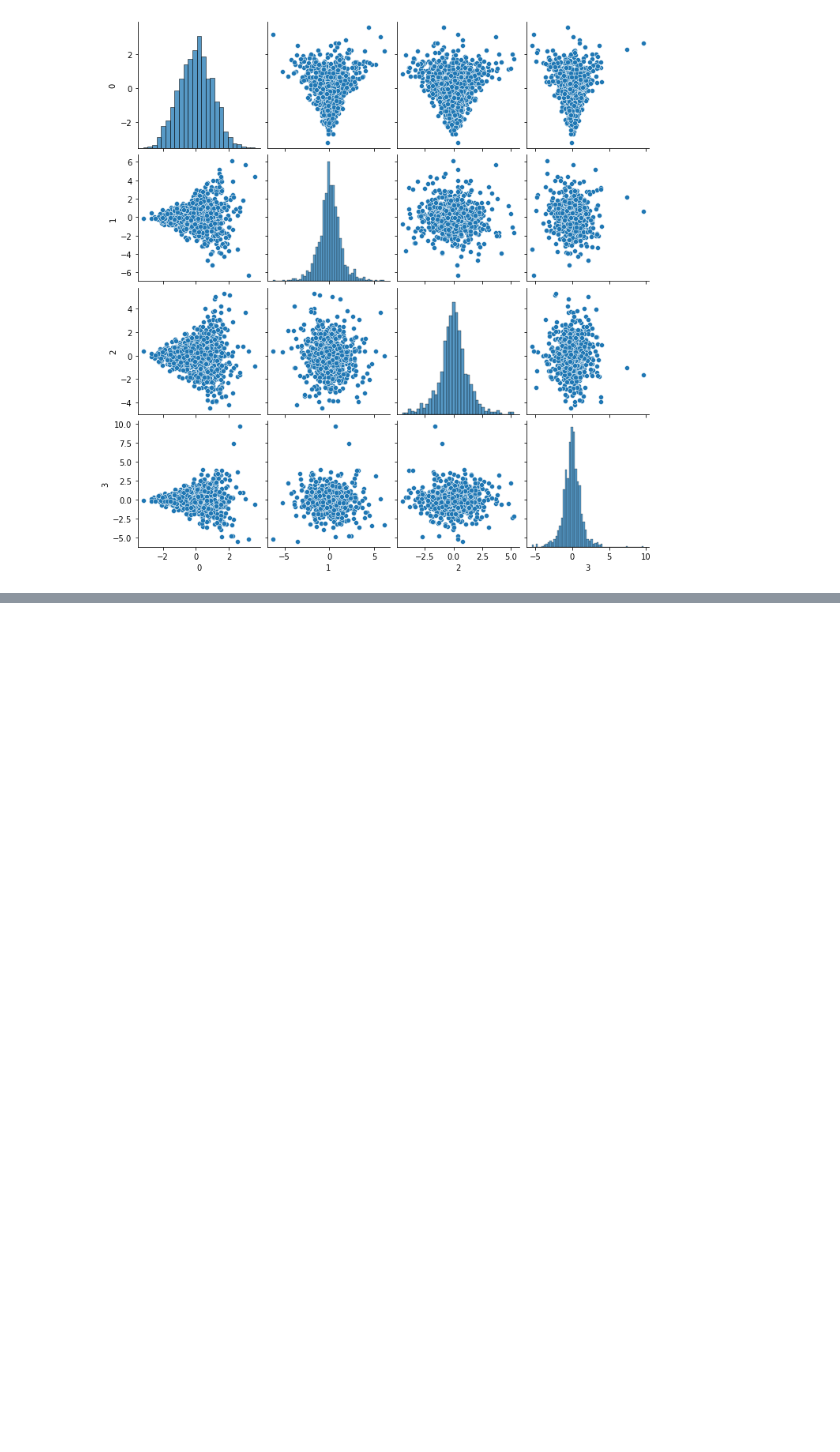
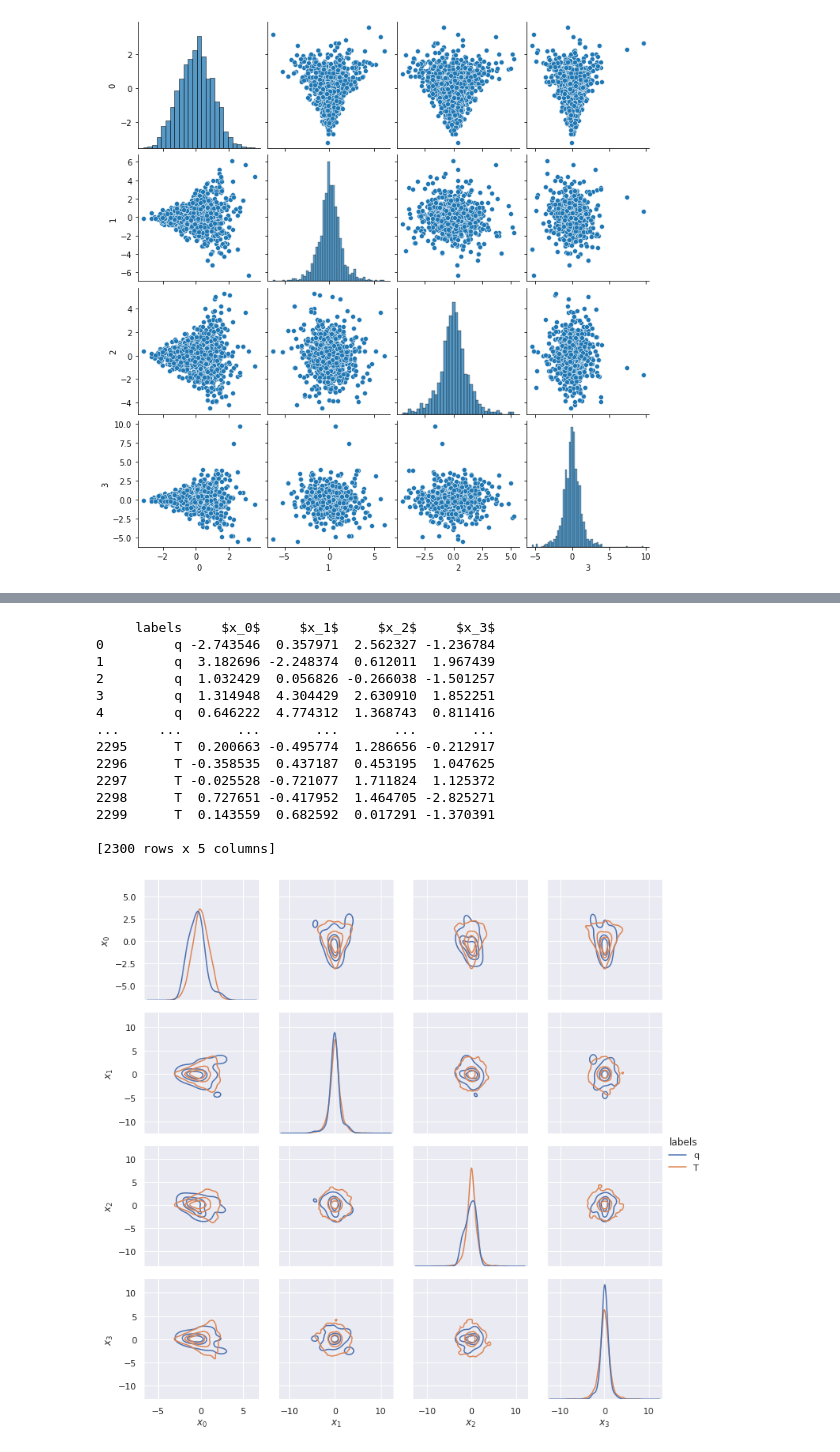
Before and after one commit to RichardGrumitt/nfmc_jax_tests, a Jupyter notebook: funnel_test.ipynb, the cells around one changed output, grey strips where cells are left out. Cells and saved outputs as stored; diff of their text form; code cells hidden in the pictures; blank space fills up the shorter version.

```diff
--- a/funnel_test.ipynb
+++ b/funnel_test.ipynb
@@ -755,15 +397,0 @@ Time for vanilla SMC = 178.372315312
-# %%
-q_models = trace['q_models'][0]
-print(list(q_models.keys())[-1])
-
-qi = q_models[list(q_models.keys())[-1]]
-q_samples, logq = qi.sample(2000, device='cpu')
-q_samples, logq = q_samples.numpy(), logq.numpy()
-iw = jax.vmap(lambda x: log_like(x))(q_samples)
-logp = jax.vmap(lambda x: log_like(x))(q_samples)
-logw = logp - logq
-logw -= logsumexp(logw)
-iw = np.exp(logw)
-iw /= np.sum(iw)
-
-plot_triangles(q_samples, np.ones(len(q_samples)), truth_samples=x_prime)
@@ -783,0 +452,39 @@ LinAlgError: Singular matrix
+# %%
+beta = 1
+
+x_prime = np.random.normal(0, 1, size=(2000, D))
+x_prime[:, 0] = x_prime[:, 0] * a / np.sqrt(beta)
+x_prime[:, 1:] = x_prime[:, 1:] * np.exp(b * x_prime[:, 0]).reshape((2000, 1)) / np.sqrt(beta)
+
+#for key in list(q_models.keys()):
+for key in ['DLA_21']:
+
+    # There were 10 temperature levels. q10_w corresponds to the q fit at beta=1 i.e. the target.
+    qi = q_models[key]
+    q_samples, logq = qi.sample(300, device='cpu')
+    q_samples, logq = q_samples.numpy(), logq.numpy()
+    iw = jax.vmap(lambda x: log_like(x))(q_samples)
+    logp = jax.vmap(lambda x: log_like(x))(q_samples)
+    logw = logp - logq
+    logw -= logsumexp(logw)
+    iw = np.exp(logw)
+    iw /= np.sum(iw)
+
+    sns_pairplot(q_samples[:, 0:4], iw, x_prime[:, 0:4], levels=4,
+                 out_name=f'./dla_figs/funnel_16d_{key}_20layers.png')
+# %% [output]
+     labels     $x_0$     $x_1$     $x_2$     $x_3$
+0         q -2.743546  0.357971  2.562327 -1.236784
+1         q  3.182696 -2.248374  0.612011  1.967439
+2         q  1.032429  0.056826 -0.266038 -1.501257
+3         q  1.314948  4.304429  2.630910  1.852251
+4         q  0.646222  4.774312  1.368743  0.811416
+...     ...       ...       ...       ...       ...
+2295      T  0.200663 -0.495774  1.286656 -0.212917
+2296      T -0.358535  0.437187  0.453195  1.047625
+2297      T -0.025528 -0.721077  1.711824  1.125372
+2298      T  0.727651 -0.417952  1.464705 -2.825271
+2299      T  0.143559  0.682592  0.017291 -1.370391
+
+[2300 rows x 5 columns]
+[figure, added]
```
Also changed, not shown: parts of 26 cells of this notebook.
